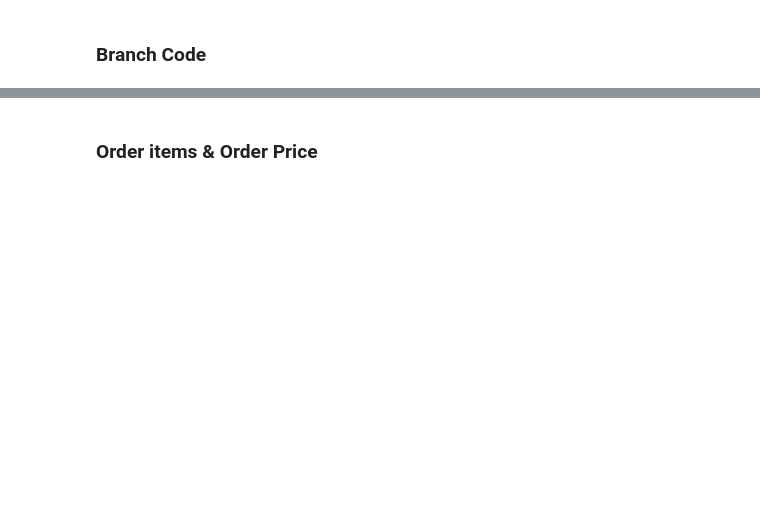
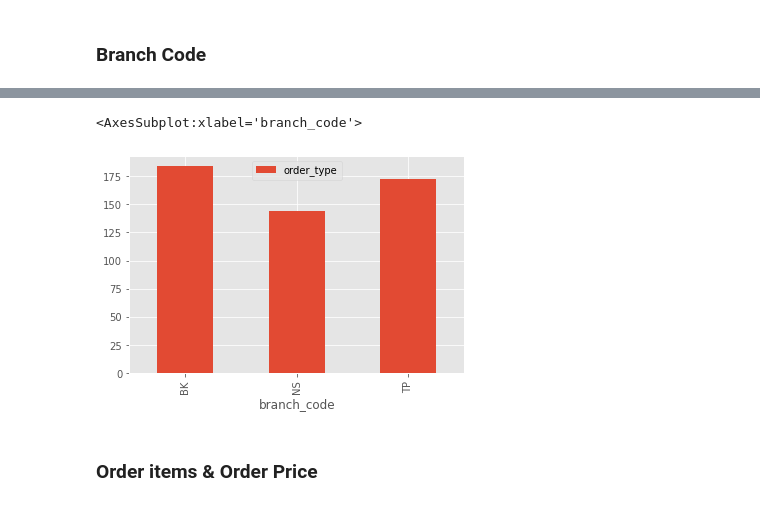
Before and after one commit to pampagrimaldi/FIT5196-A2, a Jupyter notebook: A2_32980523.ipynb, the cells around one changed output, grey strips where cells are left out. Saved outputs shown, nothing was run; the diff lists cells and outputs as text; code cells hidden in the pictures; blank space fills up the shorter version.

```diff
--- a/A2_32980523.ipynb
+++ b/A2_32980523.ipynb
@@ -461,3 +488,9 @@ array(['TP', 'BK', 'NS', 'tp', 'bk'], dtype=object)
+# %%
+# re-check
+dirty_data[['branch_code','order_type']].groupby('branch_code').count().plot(kind="bar")
+# %% [output]
+<AxesSubplot:xlabel='branch_code'>
+[figure, added]
 # %% [markdown]
 ### Order items & Order Price
 # %%
```
Also changed, not shown: parts of 15 cells of this notebook.
